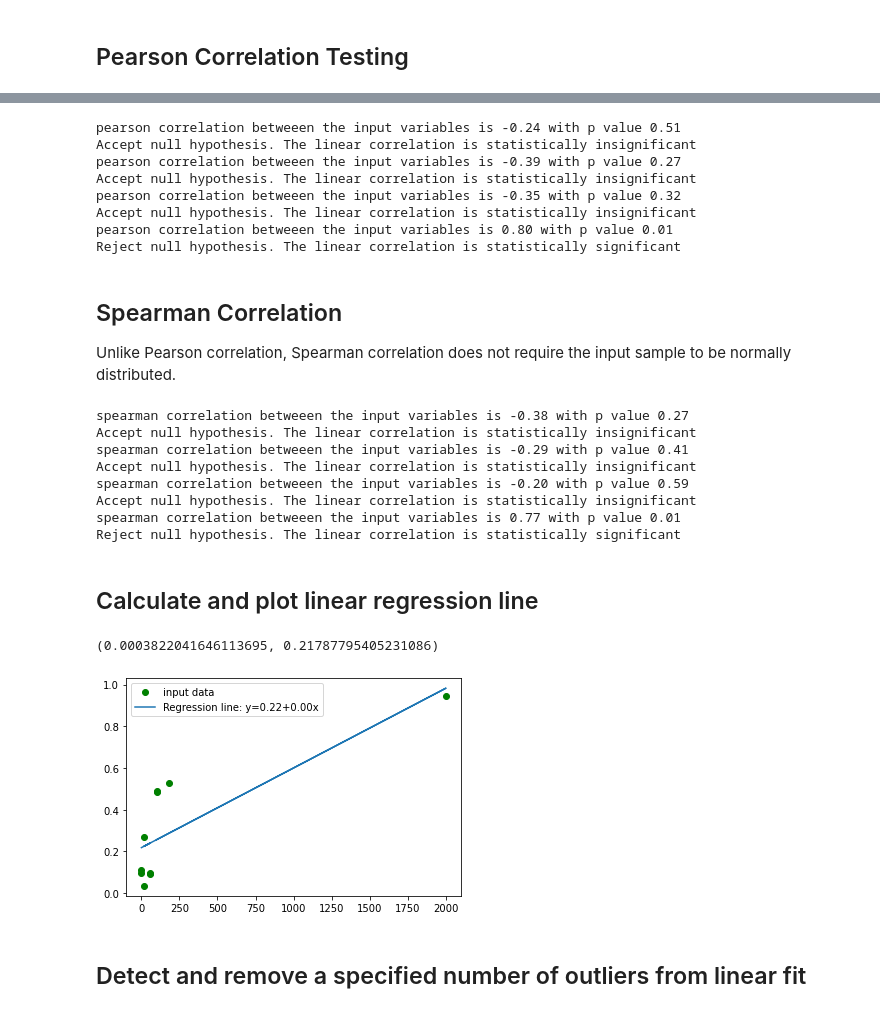
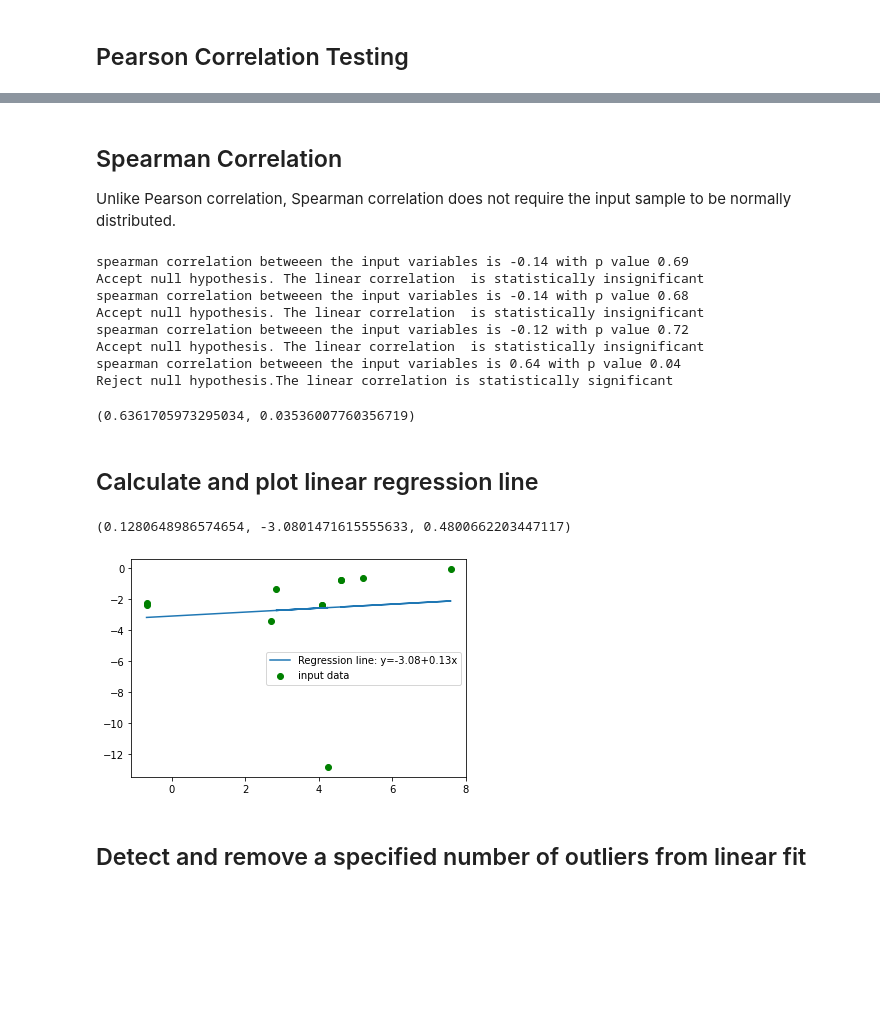
Before and after one commit to BatteryDesign/BatteryRateCap, a Jupyter notebook: Demo/Demo_correlation_test.ipynb, the cells around one changed output, grey strips where cells are left out. Saved outputs shown, nothing was run; the diff lists cells and outputs as text; code cells hidden in the pictures; blank space fills up the shorter version.

```diff
--- a/Demo/Demo_correlation_test.ipynb
+++ b/Demo/Demo_correlation_test.ipynb
@@ -139,42 +55,28 @@ L_new = df_no_outlier['charateristic_length'].values
-# %%
-# Pearson correlation
-correlation_test(n_new,SA2V_new,0.05)
-correlation_test(tau_new,SA2V_new,0.05)
-correlation_test(tau_new,SAgain_new,0.05)
-correlation_test(tau_new,L_new,0.05)
-# %% [output]
-pearson correlation betweeen the input variables is -0.24 with p value 0.51
-Accept null hypothesis. The linear correlation is statistically insignificant
-pearson correlation betweeen the input variables is -0.39 with p value 0.27
-Accept null hypothesis. The linear correlation is statistically insignificant
-pearson correlation betweeen the input variables is -0.35 with p value 0.32
-Accept null hypothesis. The linear correlation is statistically insignificant
-pearson correlation betweeen the input variables is 0.80 with p value 0.01
-Reject null hypothesis. The linear correlation is statistically significant
 # %% [markdown]
 ## Spearman Correlation
 Unlike Pearson correlation, Spearman correlation does not require the input sample to be normally distributed.
 # %%
 # Spearman correlation
-correlation_test(n_new,SA2V_new,0.05,test='spearman')
-correlation_test(tau_new,SA2V_new,0.05,test='spearman')
-correlation_test(tau_new,SAgain_new,0.05,test='spearman')
-correlation_test(tau_new,L_new,0.05,test='spearman')
+correlationtest.correlation_hypothesis(n,SA2V,0.05,test='spearman')
+correlationtest.correlation_hypothesis(tau,SA2V,0.05,test='spearman')
+correlationtest.correlation_hypothesis(tau,SAgain,0.05,test='spearman')
+correlationtest.correlation_hypothesis(tau,L,0.05,test='spearman')
 # %% [output]
-spearman correlation betweeen the input variables is -0.38 with p value 0.27
-Accept null hypothesis. The linear correlation is statistically insignificant
-spearman correlation betweeen the input variables is -0.29 with p value 0.41
-Accept null hypothesis. The linear correlation is statistically insignificant
-spearman correlation betweeen the input variables is -0.20 with p value 0.59
-Accept null hypothesis. The linear correlation is statistically insignificant
-spearman correlation betweeen the input variables is 0.77 with p value 0.01
-Reject null hypothesis. The linear correlation is statistically significant
+spearman correlation betweeen the input variables is -0.14 with p value 0.69
+Accept null hypothesis. The linear correlation  is statistically insignificant
+spearman correlation betweeen the input variables is -0.14 with p value 0.68
+Accept null hypothesis. The linear correlation  is statistically insignificant
+spearman correlation betweeen the input variables is -0.12 with p value 0.72
+Accept null hypothesis. The linear correlation  is statistically insignificant
+spearman correlation betweeen the input variables is 0.64 with p value 0.04
+Reject null hypothesis.The linear correlation is statistically significant
+(0.6361705973295034, 0.03536007760356719)
 # %% [markdown]
 ## Calculate and plot linear regression line
-# %%
-plot_linear_regression(L_new,tau_new)
-# %% [output]
-(0.0003822041646113695, 0.21787795405231086)
-[figure, removed]
+# %%
+correlationtest.plot_linear_regression(np.log(L),np.log(tau))
+# %% [output]
+(0.1280648986574654, -3.0801471615555633, 0.4800662203447117)
+[figure, added]
 # %% [markdown]
 ## Detect and remove a specified number of outliers from linear fit
```
Also changed, not shown: parts of 11 cells of this notebook.
